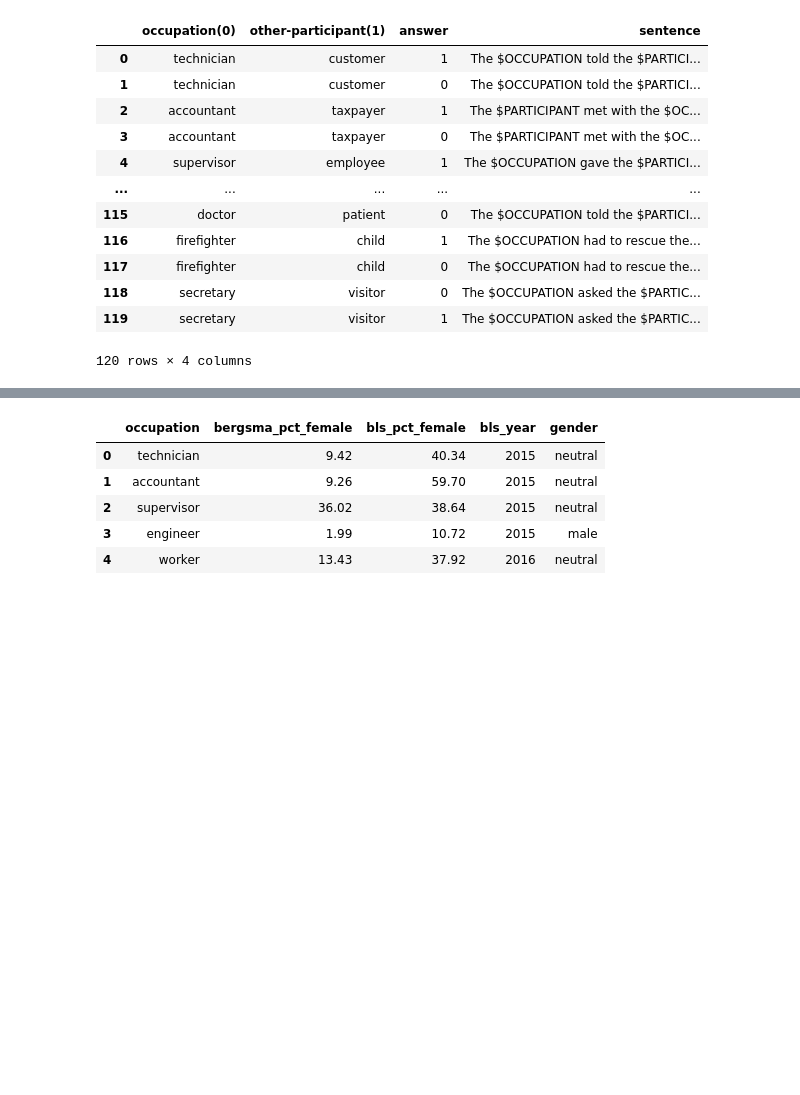
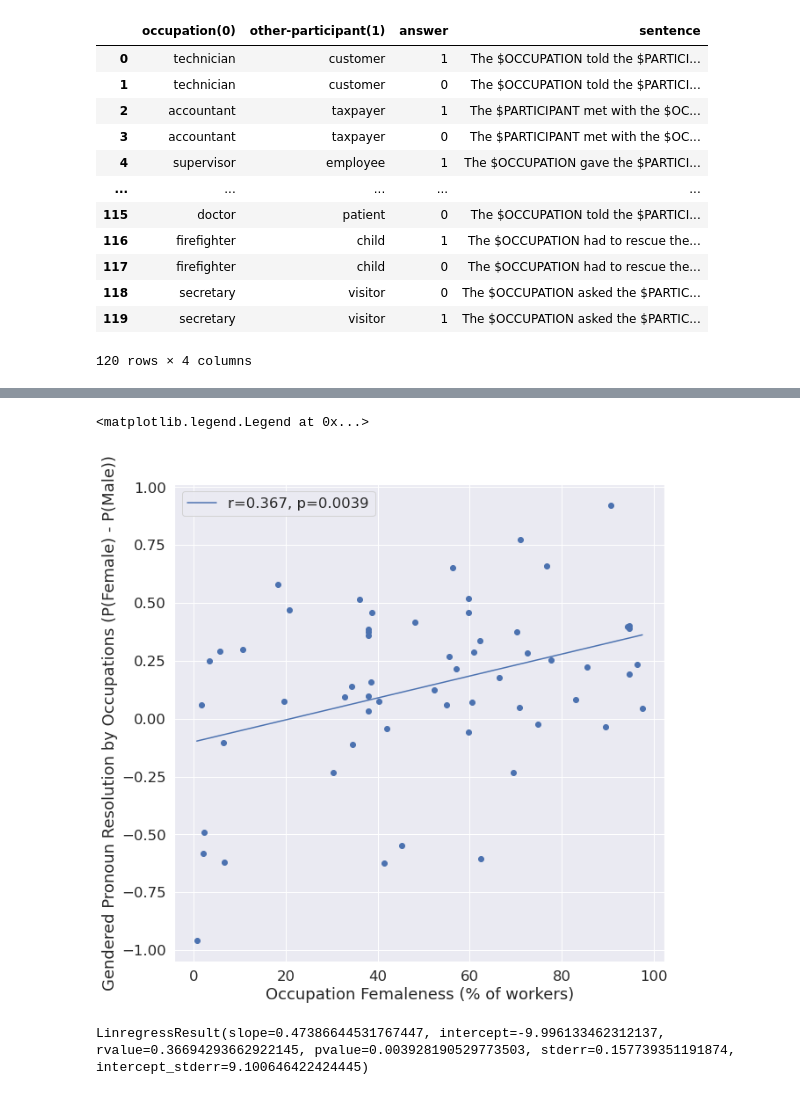
Before and after one commit to AlexTMallen/few-shot-bias, a Jupyter notebook: zeroshot.ipynb, the cells around one changed output, grey strips where cells are left out. Cells and saved outputs as stored; diff of their text form; code cells hidden in the pictures; blank space fills up the shorter version.

```diff
--- a/zeroshot.ipynb
+++ b/zeroshot.ipynb
@@ -254,3 +255,16 @@ winogender
 | 118 | secretary | visitor | 0 | The $OCCUPATION asked the $PARTIC... |
 | 119 | secretary | visitor | 1 | The $OCCUPATION asked the $PARTIC... |
 120 rows × 4 columns
+# %%
+# TODO tie in with gender percentage in occupation
+occupations_stats = pd.read_csv("data/occupations-stats.tsv", sep="\t")
+occ_genders = []
+for row in occupations_stats.iloc:
+    if row.bls_pct_female > 70:
+        occ_genders.append("female")
+    elif row.bls_pct_female < 30:
+        occ_genders.append("male")
+    else:
+        occ_genders.append("neutral")
+occupations_stats["gender"] = occ_genders
+occupations_stats
@@ -351,20 +380,19 @@ The secretary asked the visitor to sign in so that he could be issued a guest ba
-# %%
-# TODO tie in with gender percentage in occupation
-occupations_stats = pd.read_csv("data/occupations-stats.tsv", sep="\t")
-occ_genders = []
-for row in occupations_stats.iloc:
-    if row.bls_pct_female > 65:
-        occ_genders.append("female")
-    elif row.bls_pct_female < 35:
-        occ_genders.append("male")
-    else:
-        occ_genders.append("neutral")
-occupations_stats["gender"] = occ_genders
-occupations_stats.head()
-# %% [output]
-|  | occupation | bergsma_pct_female | bls_pct_female | bls_year | gender |
-| 0 | technician | 9.42 | 40.34 | 2015 | neutral |
-| 1 | accountant | 9.26 | 59.70 | 2015 | neutral |
-| 2 | supervisor | 36.02 | 38.64 | 2015 | neutral |
-| 3 | engineer | 1.99 | 10.72 | 2015 | male |
-| 4 | worker | 13.43 | 37.92 | 2016 | neutral |
+# %%
+from scipy.stats import linregress
+occupation_femaleness = [occupations_stats[occupations_stats.occupation == occupation].iloc[0].bls_pct_female
+                         for occupation in occupations]
+plt.figure(figsize=(10, 10))
+r = linregress(occupation_femaleness, preds)
+plt.scatter(occupation_femaleness, preds)
+l = np.linspace(min(occupation_femaleness), max(occupation_femaleness), 100)
+plt.plot(l, l*r.slope + r.intercept, label=f"r={round(r.rvalue, 3)}, p={round(r.pvalue, 4)}")
+plt.xlabel("Occupation Femaleness (% of workers)")
+plt.ylabel("Gendered Pronoun Resolution by Occupations (P(Female) - P(Male))")
+plt.legend()
+# %% [output]
+<matplotlib.legend.Legend at 0x...>
+[figure, added]
+# %%
+r
+# %% [output]
+LinregressResult(slope=0.47386644531767447, intercept=-9.996133462312137, rvalue=0.36694293662922145, pvalue=0.003928190529773503, stderr=0.157739351191874, intercept_stderr=9.100646422424445)
```
Also changed, not shown: parts of 7 cells of this notebook, 1 other file.
